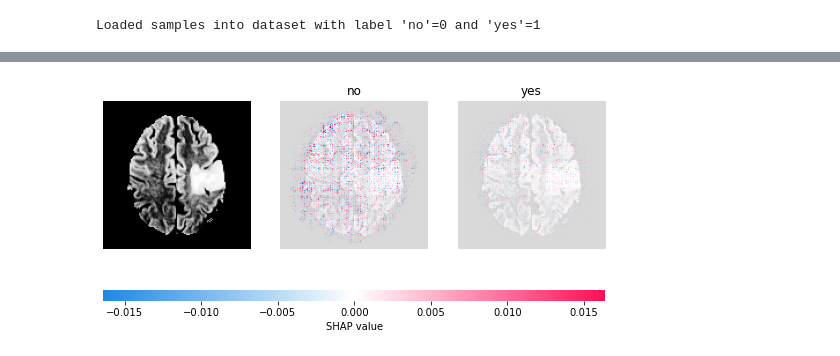
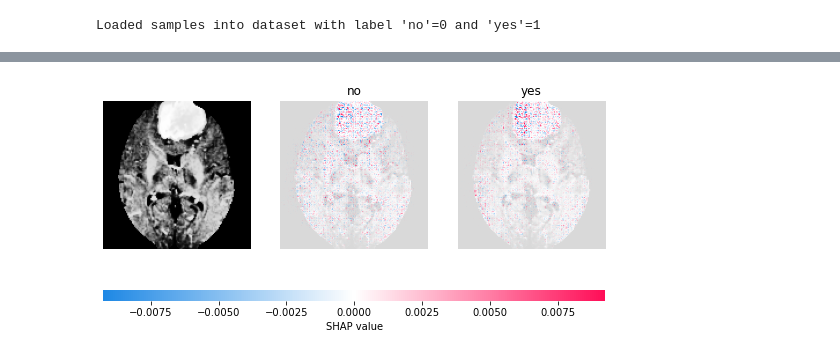
Before and after one commit to JohanLokna/helper, a Jupyter notebook: Baseline.ipynb, the cells around one changed output, grey strips where cells are left out. Cells and saved outputs as stored; diff of their text form; code cells hidden in the pictures.

```diff
--- a/Baseline.ipynb
+++ b/Baseline.ipynb
@@ -453,10 +406,9 @@ y_test = [j for _,_,j in test_dataset]
 # %%
-index = 5
+index = 0
 image = test_dataset[index][0].reshape((1,3,128,128))
 shap_values = e.shap_values(image)
 shap_numpy = [np.swapaxes(np.swapaxes(s, 1, -1), 1, 2) for s in shap_values]
 test_numpy = np.swapaxes(np.swapaxes(image.cpu().numpy(), 1, -1), 1, 2)
-#print(f"Image #{index}: True Class {y_test[index]}, Prediction {pred}, Probabilities {out}")
 shap.image_plot(shap_numpy, test_numpy, labels = ["no","yes"])
 # %% [output]
 Warning: unrecognized nn.Module: Flatten
@@ -466 +416 @@ Warning: unrecognized nn.Module: Flatten
-[figure, old version]
+[figure, new version]
```
Also changed, not shown: parts of 17 cells of this notebook, 13 other files.
